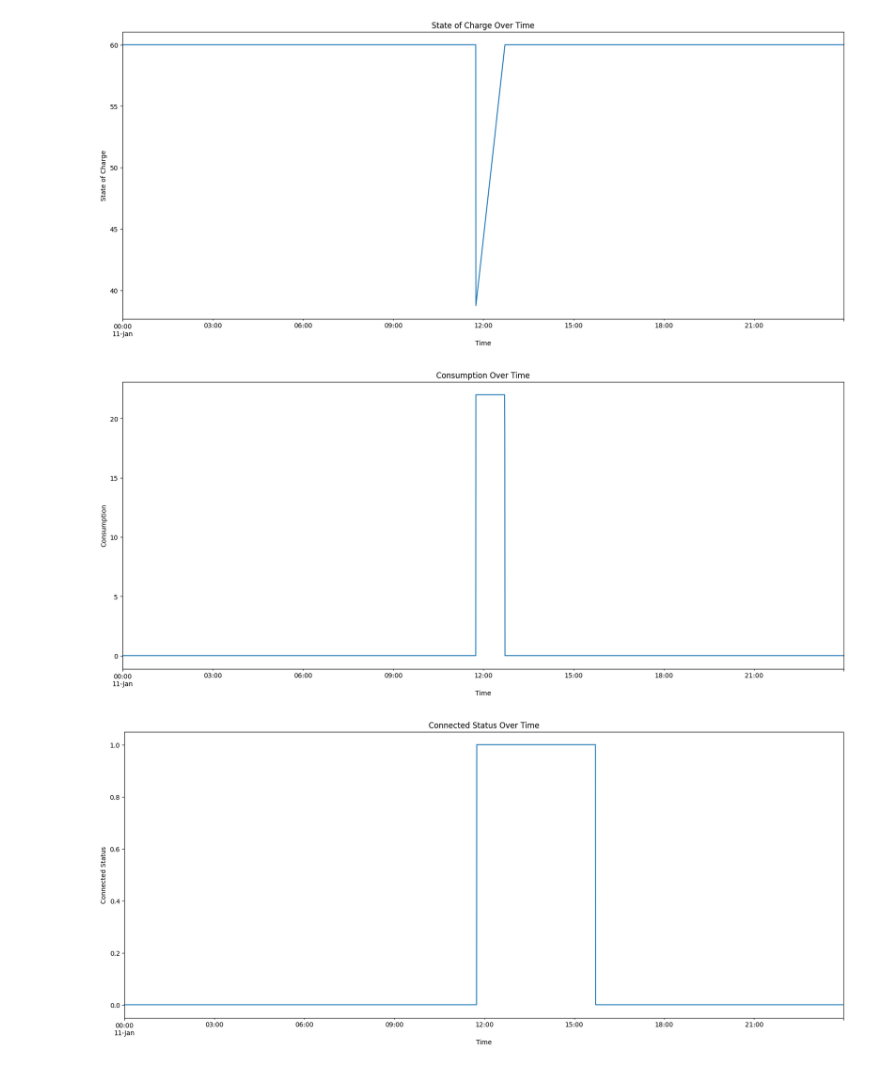
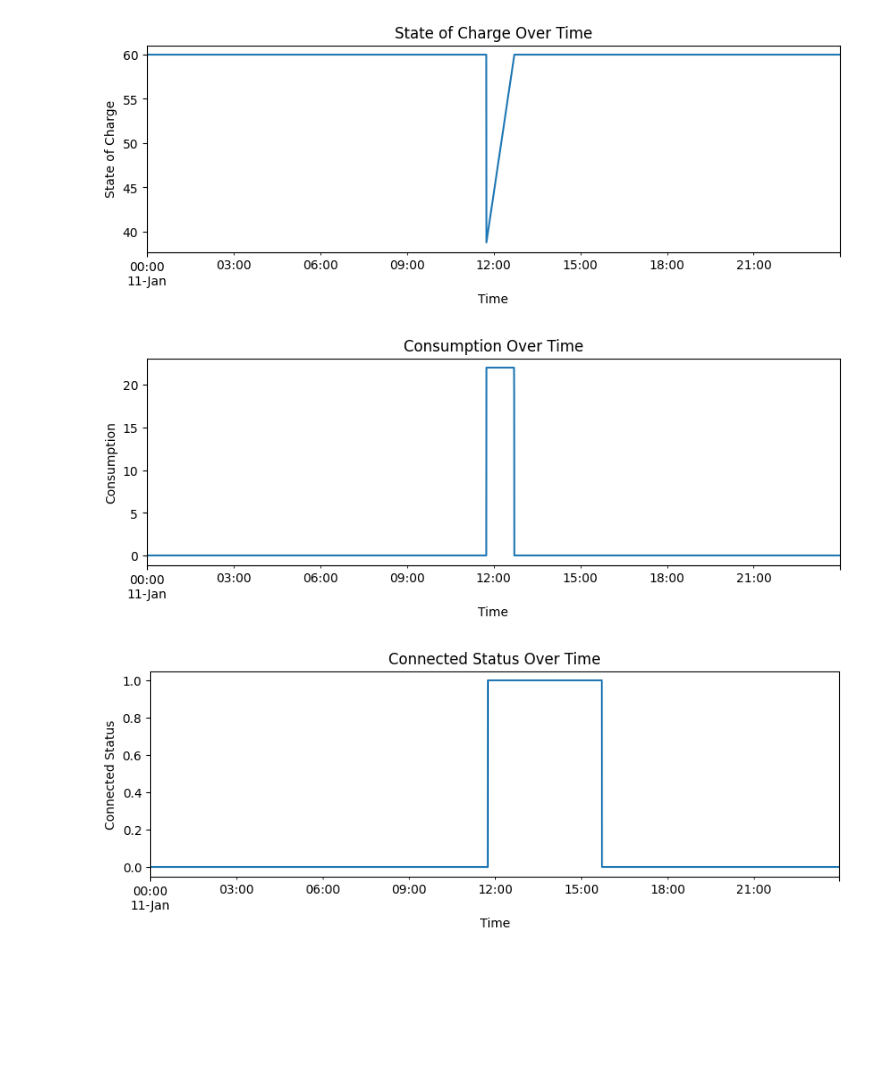
Before and after one commit to inthepocket/Elia-Hackathon-Steering, a Jupyter notebook: 05_visualise_historical_data_for_assets.ipynb, the cells around one changed output. Cells and saved outputs as stored; diff of their text form; code cells hidden in the pictures; blank space fills up the shorter version.

```diff
--- a/05_visualise_historical_data_for_assets.ipynb
+++ b/05_visualise_historical_data_for_assets.ipynb
@@ -3,6 +3,9 @@ import pandas as pd
 import matplotlib.pyplot as plt
 from matplotlib.pyplot import figure
 import json
+# %%
+fig_size_x = 10
+fig_size_y = 3
 # %%
 # Load the data from the JSON file
 with open('data_assets/541983310278725782_2024-01-11.json') as f:
@@ -18,37 +21,37 @@ df['stateTime'] = pd.to_datetime(df['stateTime'])
 df.set_index('stateTime', inplace=True)
 
 # Create a new figure for the 'soc' plot
-plt.figure(figsize=(20, 8))
+plt.figure(figsize=(fig_size_x, fig_size_y))
 
 # Plot the 'soc' (state of charge) over time
 df['soc'].plot()
 plt.title('State of Charge Over Time')
 plt.xlabel('Time')
 plt.ylabel('State of Charge')
 plt.show()
 
 # Create a new figure for the 'consumption' plot
-plt.figure(figsize=(20, 8))
+plt.figure(figsize=(fig_size_x, fig_size_y))
 
 # Plot the 'consumption' over time
 df['consumption'].plot()
 plt.title('Consumption Over Time')
 plt.xlabel('Time')
 plt.ylabel('Consumption')
 plt.show()
 
 # Create a new figure for the 'connected' plot
-plt.figure(figsize=(20, 8))
+plt.figure(figsize=(fig_size_x, fig_size_y))
 
 # Plot the 'connected' over time
 # Convert boolean to int for plotting
 df['connected'] = df['connected'].astype(int)
 df['connected'].plot()
 plt.title('Connected Status Over Time')
 plt.xlabel('Time')
 plt.ylabel('Connected Status')
 plt.show()
 # %% [output]
-[figure, old version]
+[figure, new version]
-[figure, old version]
+[figure, new version]
-[figure, old version]
+[figure, new version]
```
Also changed, not shown: 3 other files.
